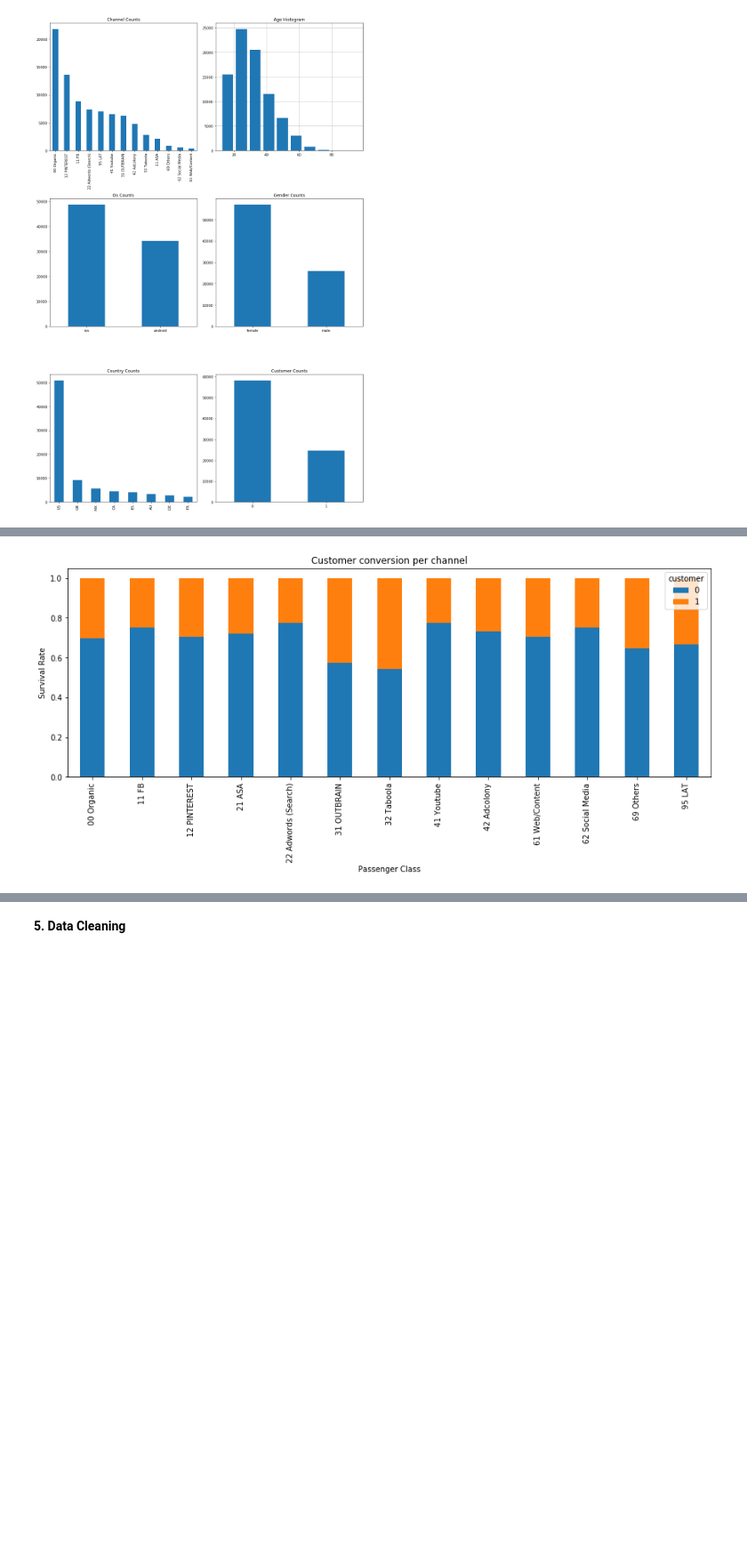
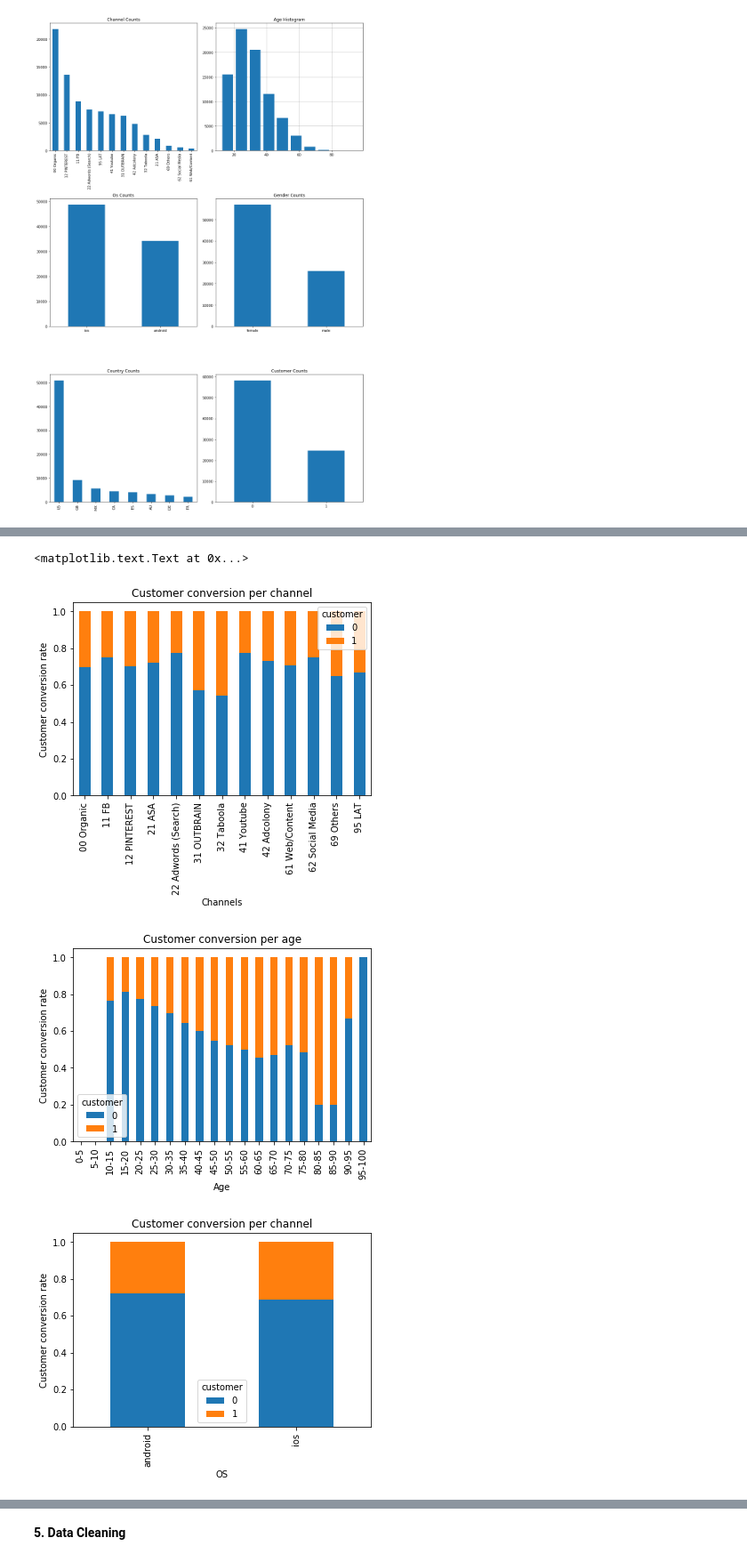
Before and after one commit to Charles1104/8fit, a Jupyter notebook: charles_verleyen_analysis_predictions.ipynb, the cells around one changed output, grey strips where cells are left out. Shown at 89% size. Cells and saved outputs as stored; diff of their text form; code cells hidden in the pictures; blank space fills up the shorter version.

```diff
--- a/charles_verleyen_analysis_predictions.ipynb
+++ b/charles_verleyen_analysis_predictions.ipynb
@@ -176,14 +177,47 @@ plt.tight_layout()
-# %%
-# We now check the the correlation between
-
-chan = pd.crosstab(df['channel'],df['customer'])
-chan = chan.div(chan.sum(1).astype(float), axis=0)
-
-chan.plot(kind='bar', stacked=True, title='Customer conversion per channel')
-plt.xlabel('Passenger Class')
-plt.ylabel('Survival Rate')
-
-fig = plt.gcf()
-fig.set_size_inches(15, 5)
-# %% [output]
-[figure, removed]
+# %%
+# We now check for the conversion probability for each category per feature
+
+# channel conversion probability
+chan = pd.crosstab(df['channel'],df['customer'])
+chan = chan.div(chan.sum(1).astype(float), axis=0)
+chan.plot(kind='bar', stacked=True, title='Customer conversion per channel')
+plt.xlabel('Channels')
+plt.ylabel('Customer conversion rate')
+
+# age conversion probability
+bins = [0, 5, 10, 15, 20, 25, 30, 35, 40, 45, 50, 55, 60, 65, 70, 75, 80, 85, 90, 95, 100]
+group_names = ['0-5', '5-10','10-15', '15-20', '20-25', '25-30',
+               '30-35', '35-40','40-45', '45-50', '50-55', '55-60','60-65',
+               '65-70','70-75','75-80','80-85','85-90','90-95','95-100' ]
+df['age_groups'] = pd.cut(df['age'], bins, labels = group_names)
+age = pd.crosstab(df['age_groups'], df['customer'])
+age = age.div(age.sum(1).astype(float), axis=0)
+age.plot(kind='bar', stacked=True, title='Customer conversion per age')
+plt.xlabel('Age')
+plt.ylabel('Customer conversion rate')
+
+# os conversion probability
+os = pd.crosstab(df['os'],df['customer'])
+os = os.div(os.sum(1).astype(float), axis=0)
+os.plot(kind='bar', stacked=True, title='Customer conversion per channel')
+plt.xlabel('OS')
+plt.ylabel('Customer conversion rate')
+
+# gender conversion probability
+gender = pd.crosstab(df['gender'],df['customer'])
+gender = gender.div(gender.sum(1).astype(float), axis=0)
+gender.plot(kind='bar', stacked=True, title='Customer conversion per gender')
+plt.xlabel('Gender')
+plt.ylabel('Customer conversion rate')
+
+# country conversion probability
+country = pd.crosstab(df['country'],df['customer'])
+country = country.div(country.sum(1).astype(float), axis=0)
+country.plot(kind='bar', stacked=True, title='Customer conversion per country')
+plt.xlabel('Country')
+plt.ylabel('Customer conversion rate')
+# %% [output]
+<matplotlib.text.Text at 0x...>
+[figure, added]
+[figure, added]
+[figure, added]
```
Also changed, not shown: parts of 29 cells of this notebook, 1 other file.
